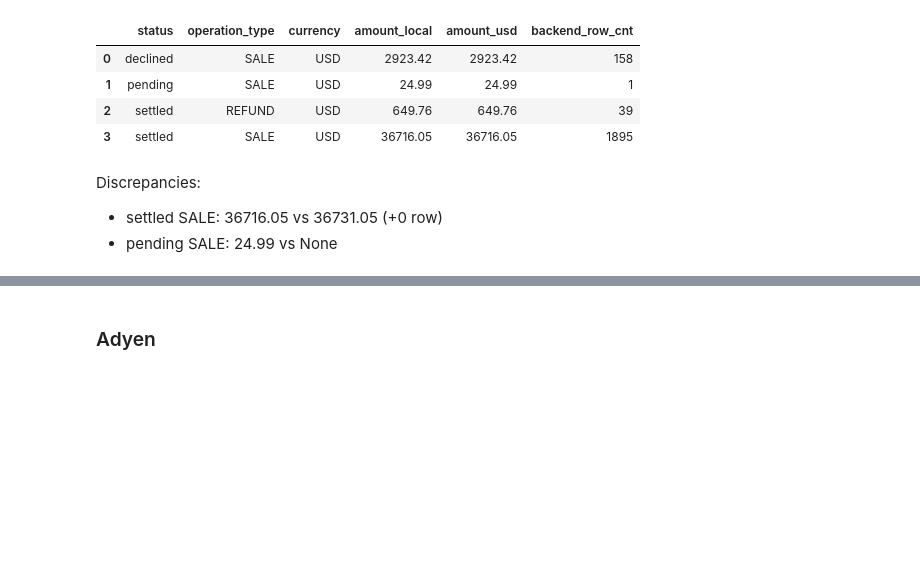
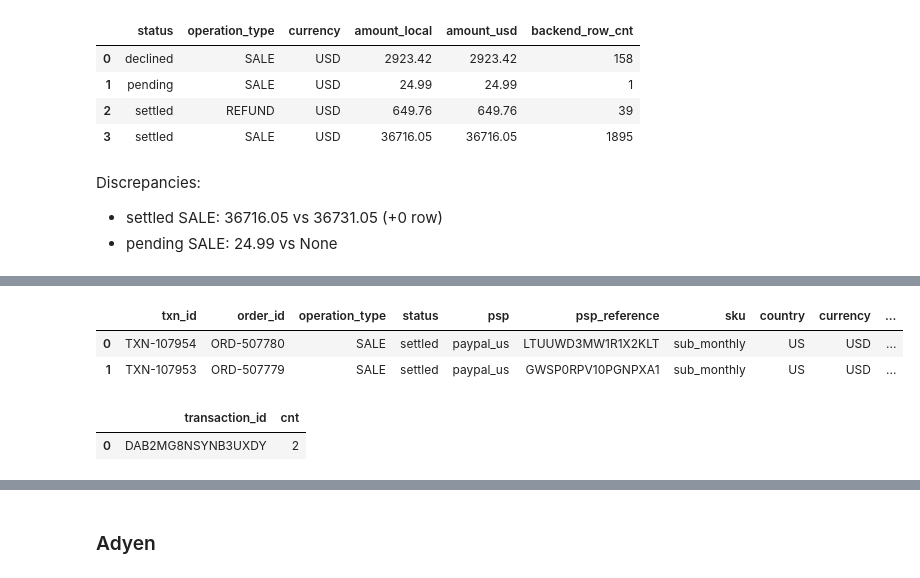
Before and after one commit to am-tropin/test-simple-life-app, a Jupyter notebook: task.ipynb, the cells around one changed output, grey strips where cells are left out. Drawn from its saved outputs; the diff is of its cells as text; code cells hidden in the pictures; blank space fills up the shorter version.

```diff
--- a/task.ipynb
+++ b/task.ipynb
@@ -804,0 +880,48 @@ Discrepancies:
+# %%
+query_paypal2 = """
+    SELECT *
+    FROM payment_engine_log
+    WHERE created_at_utc >= '2026-06-01' AND created_at_utc < '2026-07-01'
+        and psp_reference in ('LTUUWD3MW1R1X2KLT', 'GWSP0RPV10PGNPXA1')
+"""
+result_paypal2 = pd.read_sql(query_paypal2, conn)
+result_paypal2
+# %% [output]
+|  | txn_id | order_id | operation_type | status | psp | psp_reference | sku | country | currency | ... |
+| 0 | TXN-107954 | ORD-507780 | SALE | settled | paypal_us | LTUUWD3MW1R1X2KLT | sub_monthly | US | USD | ... |
+| 1 | TXN-107953 | ORD-507779 | SALE | settled | paypal_us | GWSP0RPV10PGNPXA1 | sub_monthly | US | USD | ... |
+# %%
+query_paypal2 = """
+WITH fx_rates_fixed as (
+    select *
+        , row_number() over (partition by rate_date, currency order by published_at desc) as rn
+    from fx_rates
+),
+fx_rates_2 as (
+    select *, lead(rate_date) over (partition by currency order by rate_date) as next_rate_date
+    from fx_rates_fixed
+    where rn=1
+    order by currency, rate_date
+)
+, paypal as (
+    SELECT pp.*,
+        CAST(REPLACE(pp.gross, ',', '.') AS REAL) as gross_fixed,
+        ROUND(CAST(REPLACE(pp.gross, ',', '.') AS REAL) * fx.usd_rate, 2) as gross_usd
+    FROM paypal_us_activity_20260601_20260703 pp
+    LEFT JOIN fx_rates_2 fx on fx.rate_date <= date(pp.datetime_utc)
+        and date(pp.datetime_utc) < fx.next_rate_date
+        and fx.currency = pp.currency
+    WHERE pp.datetime_utc >= '2026-06-01' AND pp.datetime_utc < '2026-07-01'
+    --    and pp.transaction_id in ('LTUUWD3MW1R1X2KLT', 'GWSP0RPV10PGNPXA1')
+)
+select transaction_id, count(*) as cnt
+from paypal
+group by 1
+having cnt > 1
+order by cnt desc
+"""
+result_paypal2 = pd.read_sql(query_paypal2, conn)
+result_paypal2
+# %% [output]
+|  | transaction_id | cnt |
+| 0 | DAB2MG8NSYNB3UXDY | 2 |
```
Also changed, not shown: parts of 12 cells of this notebook.
